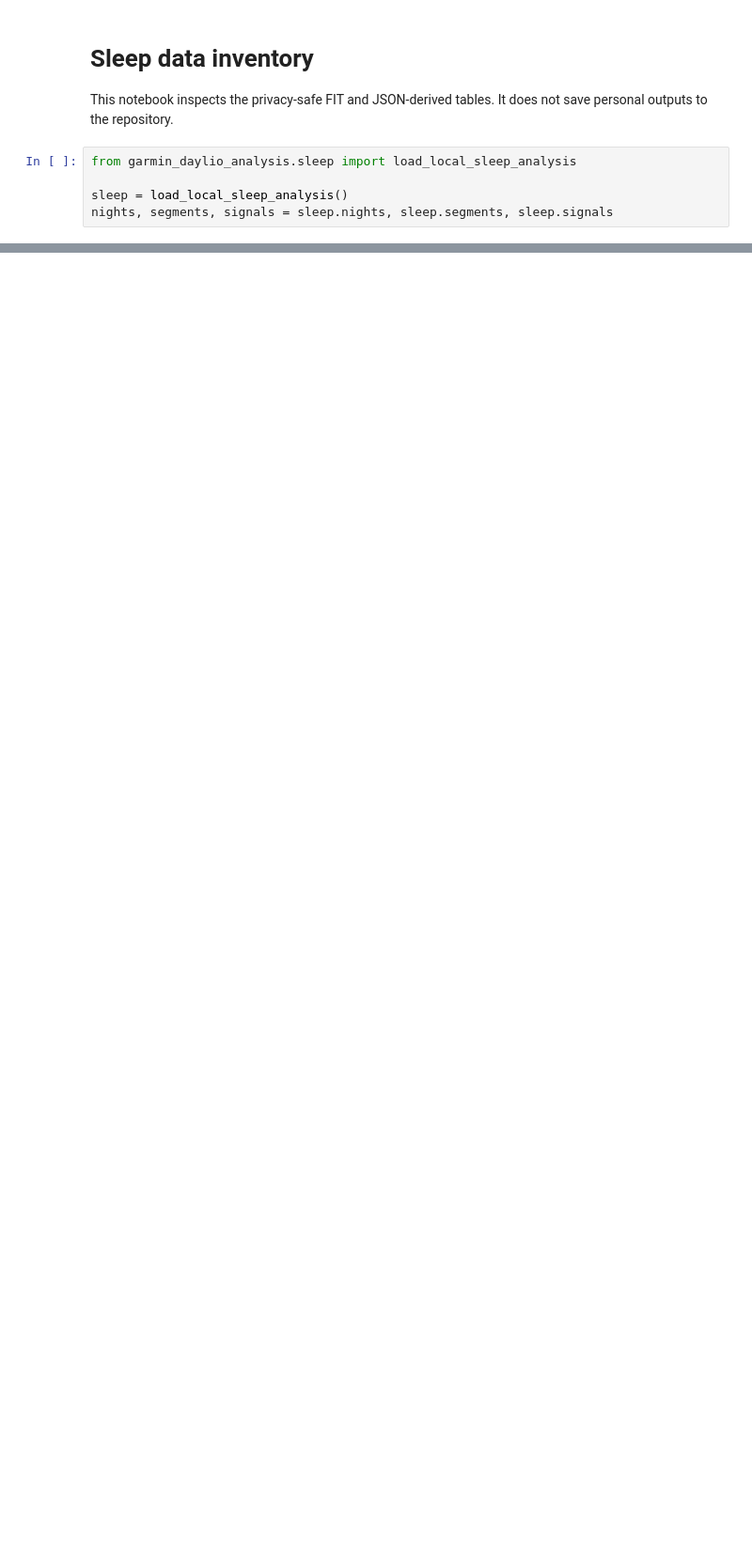
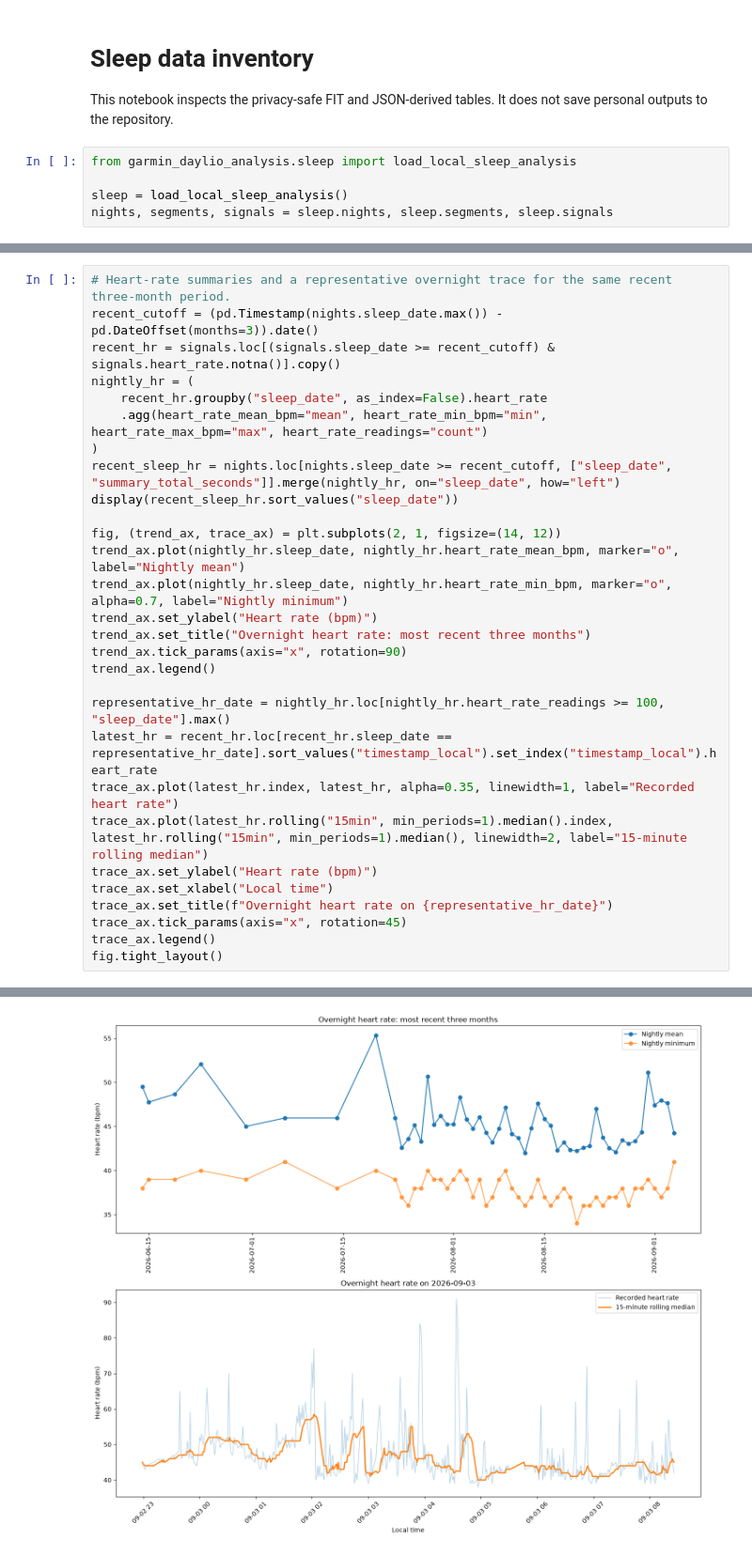
Before and after one commit to butlerwill1/garmin-health-data, a Jupyter notebook: notebooks/06_sleep_data_inventory.ipynb, the cells around one changed output, grey strips where cells are left out. Shown at 94% size. Drawn from its saved outputs; the diff is of its cells as text; blank space fills up the shorter version.

```diff
--- a/notebooks/06_sleep_data_inventory.ipynb
+++ b/notebooks/06_sleep_data_inventory.ipynb
@@ -44,0 +77,30 @@ else:
+# %%
+# Heart-rate summaries and a representative overnight trace for the same recent three-month period.
+recent_cutoff = (pd.Timestamp(nights.sleep_date.max()) - pd.DateOffset(months=3)).date()
+recent_hr = signals.loc[(signals.sleep_date >= recent_cutoff) & signals.heart_rate.notna()].copy()
+nightly_hr = (
+    recent_hr.groupby("sleep_date", as_index=False).heart_rate
+    .agg(heart_rate_mean_bpm="mean", heart_rate_min_bpm="min", heart_rate_max_bpm="max", heart_rate_readings="count")
+)
+recent_sleep_hr = nights.loc[nights.sleep_date >= recent_cutoff, ["sleep_date", "summary_total_seconds"]].merge(nightly_hr, on="sleep_date", how="left")
+display(recent_sleep_hr.sort_values("sleep_date"))
+
+fig, (trend_ax, trace_ax) = plt.subplots(2, 1, figsize=(14, 12))
+trend_ax.plot(nightly_hr.sleep_date, nightly_hr.heart_rate_mean_bpm, marker="o", label="Nightly mean")
+trend_ax.plot(nightly_hr.sleep_date, nightly_hr.heart_rate_min_bpm, marker="o", alpha=0.7, label="Nightly minimum")
+trend_ax.set_ylabel("Heart rate (bpm)")
+trend_ax.set_title("Overnight heart rate: most recent three months")
+trend_ax.tick_params(axis="x", rotation=90)
+trend_ax.legend()
+
+representative_hr_date = nightly_hr.loc[nightly_hr.heart_rate_readings >= 100, "sleep_date"].max()
+latest_hr = recent_hr.loc[recent_hr.sleep_date == representative_hr_date].sort_values("timestamp_local").set_index("timestamp_local").heart_rate
+trace_ax.plot(latest_hr.index, latest_hr, alpha=0.35, linewidth=1, label="Recorded heart rate")
+trace_ax.plot(latest_hr.rolling("15min", min_periods=1).median().index, latest_hr.rolling("15min", min_periods=1).median(), linewidth=2, label="15-minute rolling median")
+trace_ax.set_ylabel("Heart rate (bpm)")
+trace_ax.set_xlabel("Local time")
+trace_ax.set_title(f"Overnight heart rate on {representative_hr_date}")
+trace_ax.tick_params(axis="x", rotation=45)
+trace_ax.legend()
+fig.tight_layout()
+# %% [output]
@@ -44,0 +124 @@ else:
+[figure, added]
```
Also changed, not shown: parts of 5 cells of this notebook, 2 other files.
